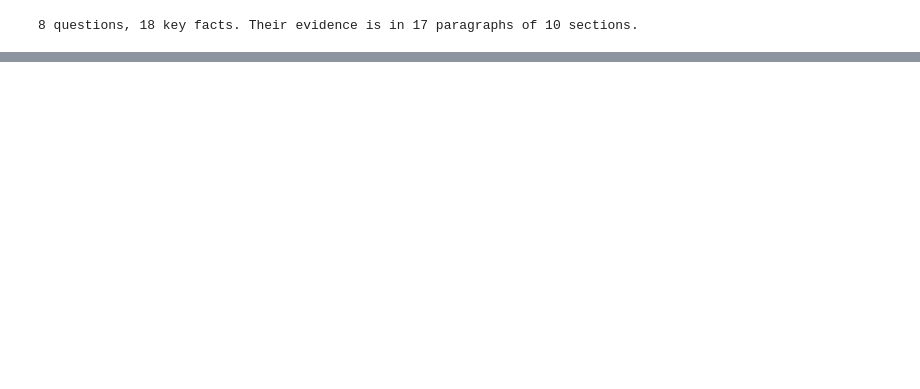
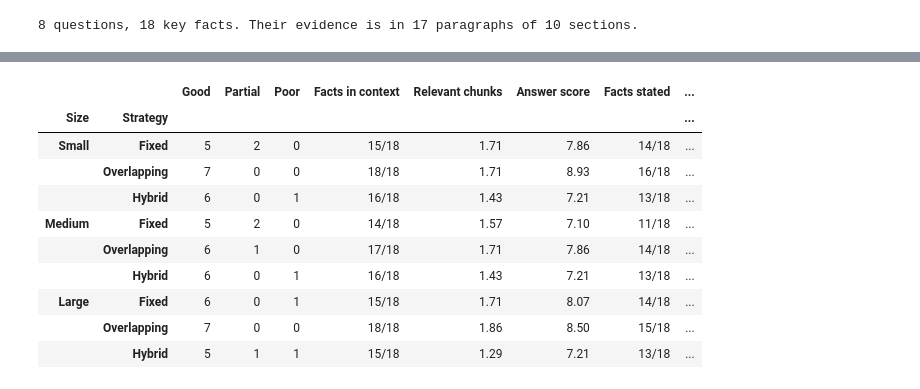
Before and after one commit to manojkmohan5/13_QuadConnect, a Jupyter notebook: rag/rag_system.ipynb, the cells around one changed output, grey strips where cells are left out. Saved outputs shown, nothing was run; the diff lists cells and outputs as text; code cells hidden in the pictures; blank space fills up the shorter version.

```diff
--- a/rag/rag_system.ipynb
+++ b/rag/rag_system.ipynb
@@ -708,8 +708,9 @@ TESTS = [
                     ["The fix is to mark more of the eight weekend windows",
                      "Marking more windows, or both weekend days, gives the matching many more people to choose from",
                      "Students who mark both days and several windows give the matching the most room."],
-                    r"\bmore\b[^.]{0,40}\b(windows?|slots?|times?|days?|availability)\b|\bboth (weekend )?days\b"
-                    r"|\b(add|mark|select|open|widen|expand)\w*\b[^.]{0,40}\b(windows?|slots?|availability)\b")],
+                    r"\b(more|multiple|several|additional|extra)\b[^.]{0,40}\b(windows?|slots?|times?|days?"
+                    r"|availability)\b|\bboth\b[^.]{0,20}\b(days|Saturday)\b"
+                    r"|\b(add|mark|select|open|widen|expand)\w*\b[^.]{0,40}\b(more|multiple|several|both)\b")],
      "Avoid": []},
     {"Q": "Q4", "Query": "I'm shy and big groups make me nervous. Can I meet just one person?",
      "Kind": "In other words than the handbook's: it never says shy or nervous",
@@ -754,8 +755,8 @@ TESTS = [
     {"Q": "Q7", "Query": "Does QuadConnect sell my data or share it with other companies?",
      "Kind": "Several facts in one answer",
      "Facts": [fact("not sold", "Nothing about you is sold or shared", ["Nothing about you is sold or shared."],
-                    r"\b(not|never|nothing|no)\b[^.]{0,40}\b(sold|sells?|selling|shared|shares?|sharing)\b"
-                    r"|n't\b[^.]{0,40}\b(sold|sells?|selling|shared|shares?|sharing)\b"),
+                    r"\b(does not|doesn't|do not|don't|never|won't|will not)\s+(sell|share)|\bnothing\b[^.]{0,30}"
+                    r"\b(sold|shared)\b|\bnot\b[^.]{0,10}\b(sold|shared)\b|\bno\b[^.]{0,20}\b(selling|sharing|sale)\b"),
                fact("only counts public", "The only public data is how many students picked each interest: no names, "
                     "NetIDs or email addresses",
                     ["publishes only how many students picked each interest, never names, NetIDs or email addresses",
@@ -818,0 +1039,31 @@ print(f"{len(TESTS)} questions, {N_FACTS} key facts. Their evidence is in {len(e
+# %%
+# Each configuration over the eight questions (context and answer columns: the 7 answerable questions;
+# Q8 is counted in "Q8 declined").
+answerable = EVALUATION[EVALUATION["Facts"] > 0]
+by_config = answerable.groupby(["Size", "Strategy"], sort=False).agg(
+    Good=("Context", lambda s: (s == "Good").sum()), Partial=("Context", lambda s: (s == "Partial").sum()),
+    Poor=("Context", lambda s: (s == "Poor").sum()),
+    **{"Facts in context": ("Facts in context", "sum"), "Relevant chunks": ("Relevant chunks", "mean"),
+       "Answer score": ("Answer score", "mean"), "Facts stated": ("Facts stated", "sum")})
+by_config["Facts in context"] = by_config["Facts in context"].map(lambda n: f"{n}/{N_FACTS}")
+by_config["Facts stated"] = by_config["Facts stated"].map(lambda n: f"{n}/{N_FACTS}")
+q8 = EVALUATION[EVALUATION["Facts"] == 0].set_index(["Size", "Strategy"])
+by_config["Q8 declined"] = q8["Answer score"].eq(10).map({True: "yes", False: "no"})
+latency = EVALUATION.groupby(["Size", "Strategy"], sort=False).agg(**{
+    "Embed (ms, median)": ("Embed (ms)", "median"), "Generate (s, median)": ("Generate (s)", "median"),
+    "Prompt tokens (mean)": ("Prompt tokens", "mean")})
+CONFIG_SUMMARY = by_config.join(latency).round({"Relevant chunks": 2, "Answer score": 2, "Embed (ms, median)": 1,
+                                                "Generate (s, median)": 2, "Prompt tokens (mean)": 0})
+display(CONFIG_SUMMARY)
+# %% [output]
+|  |  | Good | Partial | Poor | Facts in context | Relevant chunks | Answer score | Facts stated | ... |
+| Size | Strategy |  |  |  |  |  |  |  | ... |
+| Small | Fixed | 5 | 2 | 0 | 15/18 | 1.71 | 7.86 | 14/18 | ... |
+|  | Overlapping | 7 | 0 | 0 | 18/18 | 1.71 | 8.93 | 16/18 | ... |
+|  | Hybrid | 6 | 0 | 1 | 16/18 | 1.43 | 7.21 | 13/18 | ... |
+| Medium | Fixed | 5 | 2 | 0 | 14/18 | 1.57 | 7.10 | 11/18 | ... |
+|  | Overlapping | 6 | 1 | 0 | 17/18 | 1.71 | 7.86 | 14/18 | ... |
+|  | Hybrid | 6 | 0 | 1 | 16/18 | 1.43 | 7.21 | 13/18 | ... |
+| Large | Fixed | 6 | 0 | 1 | 15/18 | 1.71 | 8.07 | 14/18 | ... |
+|  | Overlapping | 7 | 0 | 0 | 18/18 | 1.86 | 8.50 | 15/18 | ... |
+|  | Hybrid | 5 | 1 | 1 | 15/18 | 1.29 | 7.21 | 13/18 | ... |
```
Also changed, not shown: parts of 7 cells of this notebook, 5 other files.
